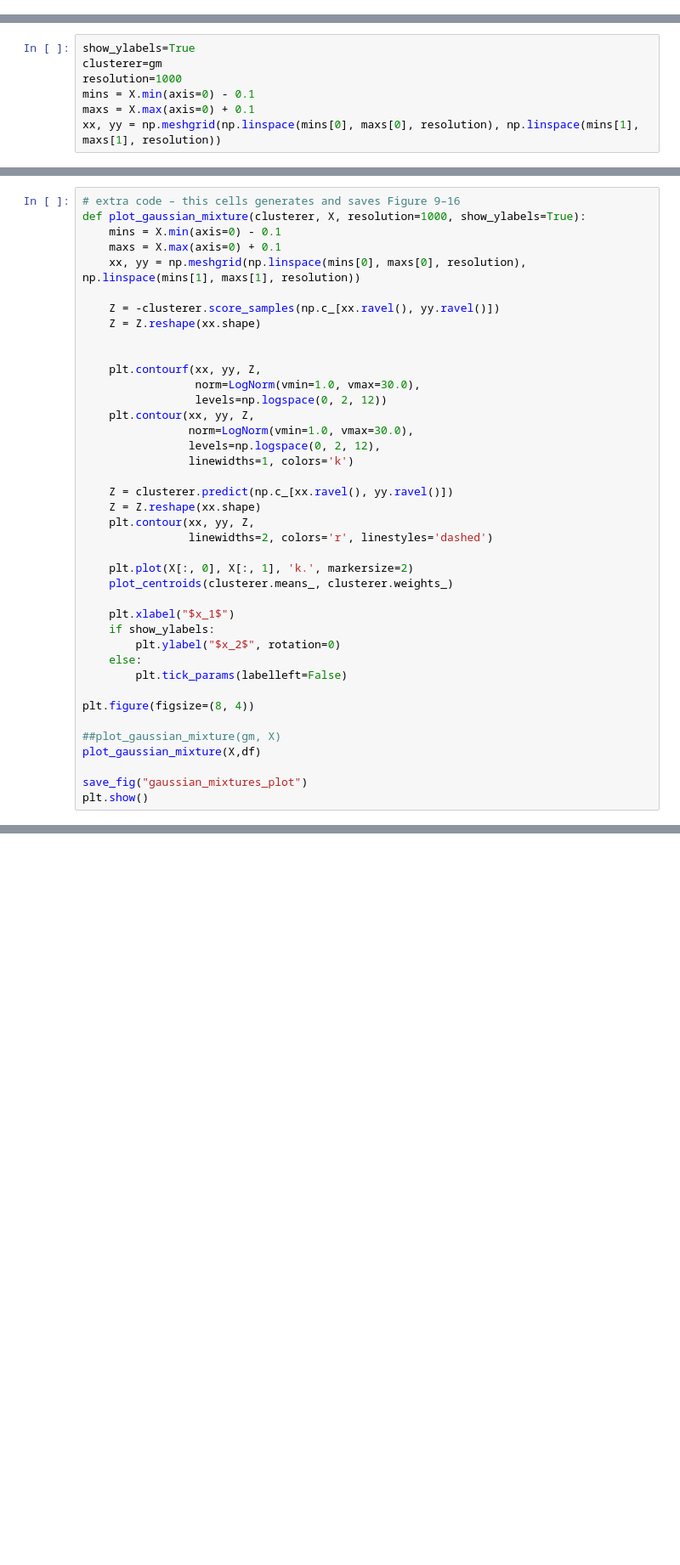
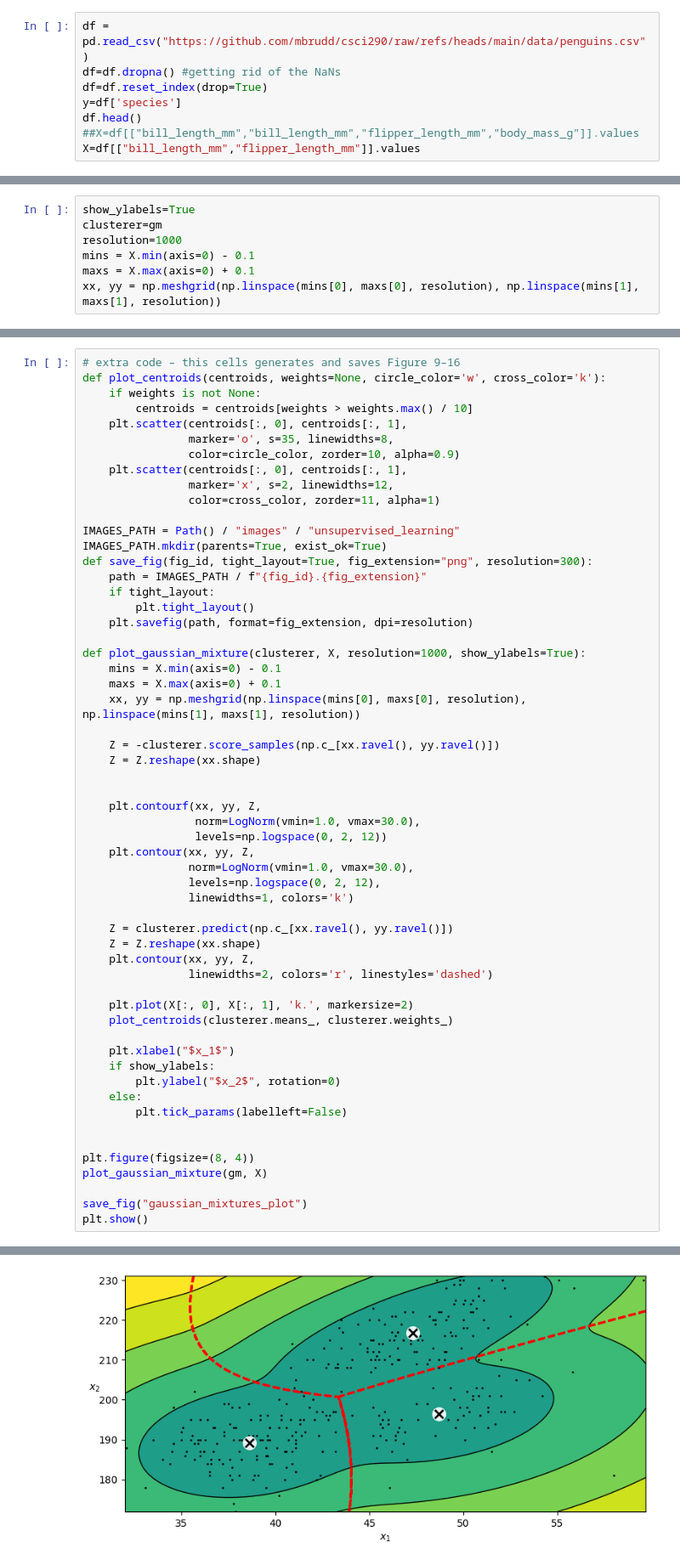
Before and after one commit to jhbellingrath/CS-290-Classwork, a Jupyter notebook: notebooks/Gaussian_Mixtures.ipynb, the cells around one changed output, grey strips where cells are left out. Shown: that part at 85% size. Drawn from its saved outputs; the diff is of its cells as text; blank space fills up the shorter version.

```diff
--- a/notebooks/Gaussian_Mixtures.ipynb
+++ b/notebooks/Gaussian_Mixtures.ipynb
@@ -20,3 +11,11 @@ X=X.reset_index(drop=True)
+# %%
+df = pd.read_csv("https://github.com/mbrudd/csci290/raw/refs/heads/main/data/penguins.csv")
+df=df.dropna() #getting rid of the NaNs
+df=df.reset_index(drop=True)
+y=df['species']
+df.head()
+##X=df[["bill_length_mm","bill_length_mm","flipper_length_mm","body_mass_g"]].values
+X=df[["bill_length_mm","flipper_length_mm"]].values
 # %%
 gm = GaussianMixture(n_components=3, n_init=10, random_state=42)
 gm.fit(X)
@@ -36,5 +33,23 @@ ValueError: X has 2 features, but GaussianMixture is expecting 4 features as inp
 # %%
 # extra code – this cells generates and saves Figure 9–16
+def plot_centroids(centroids, weights=None, circle_color='w', cross_color='k'):
+    if weights is not None:
+        centroids = centroids[weights > weights.max() / 10]
+    plt.scatter(centroids[:, 0], centroids[:, 1],
+                marker='o', s=35, linewidths=8,
+                color=circle_color, zorder=10, alpha=0.9)
+    plt.scatter(centroids[:, 0], centroids[:, 1],
+                marker='x', s=2, linewidths=12,
+                color=cross_color, zorder=11, alpha=1)
+
+IMAGES_PATH = Path() / "images" / "unsupervised_learning"
+IMAGES_PATH.mkdir(parents=True, exist_ok=True)
+def save_fig(fig_id, tight_layout=True, fig_extension="png", resolution=300):
+    path = IMAGES_PATH / f"{fig_id}.{fig_extension}"
+    if tight_layout:
+        plt.tight_layout()
+    plt.savefig(path, format=fig_extension, dpi=resolution)
+
 def plot_gaussian_mixture(clusterer, X, resolution=1000, show_ylabels=True):
     mins = X.min(axis=0) - 0.1
     maxs = X.max(axis=0) + 0.1
@@ -66,10 +81,9 @@ def plot_gaussian_mixture(clusterer, X, resolution=1000, show_ylabels=True):
     else:
         plt.tick_params(labelleft=False)
 
+
 plt.figure(figsize=(8, 4))
-
-##plot_gaussian_mixture(gm, X)
-plot_gaussian_mixture(X,df)
+plot_gaussian_mixture(gm, X)
 
 save_fig("gaussian_mixtures_plot")
 plt.show()
@@ -78,0 +91 @@ TypeError: '<=' not supported between instances of 'str' and 'float'
+[figure, added]
```
Also changed, not shown: parts of 5 cells of this notebook.
